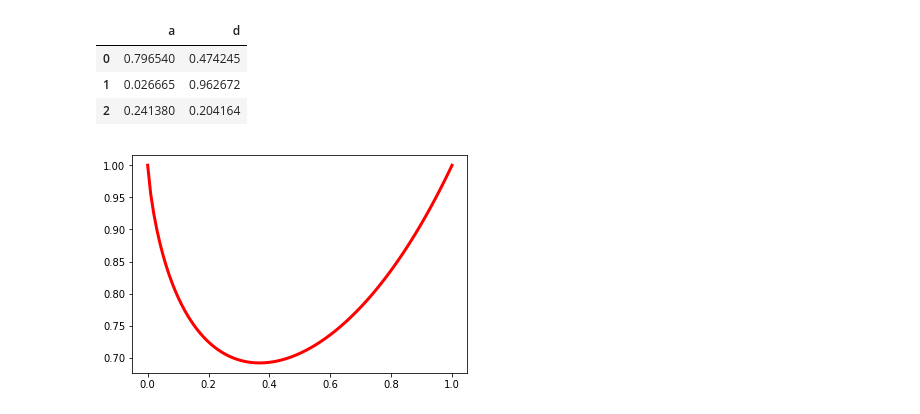
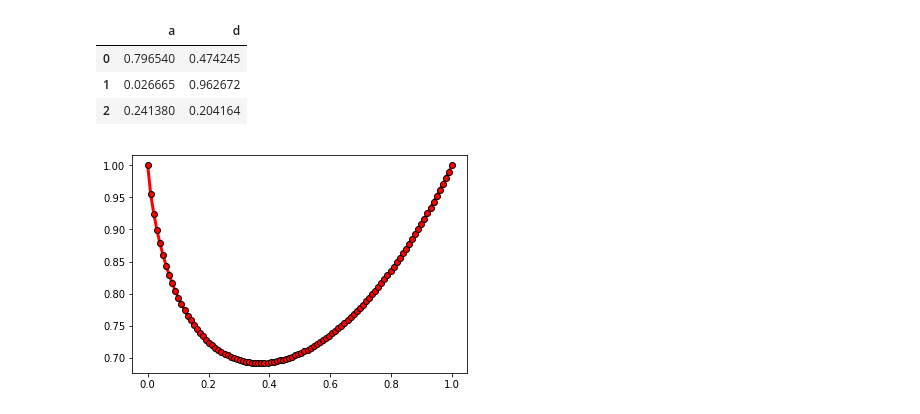
Before and after one commit to ckfanzhe/JupySum, a Jupyter notebook: SumLearn/Elementary/numpy.ipynb, the cells around one changed output. Drawn from its saved outputs; the diff is of its cells as text; code cells hidden in the pictures.

```diff
--- a/SumLearn/Elementary.ipynb
+++ b/SumLearn/Elementary/numpy.ipynb
@@ -94,11 +94,12 @@ data.to_csv('data.csv',
 # %%
 # 函数绘制
 # x = np.arange(0, 2, 0.1)
 x = np.linspace(0, 1, 100)
 y = x**x
-plt.plot(x, y, 'r-' # 红线
-         , lw=3 # 线宽
+plt.plot(x, y, 'ro-' # 红线
+         , lw=3, # 线宽
+         mec = 'k' # 点边框
         )
 print('',end='')
 # %% [output]
-[figure, old version]
+[figure, new version]
```
Also changed, not shown: parts of 1 cell of this notebook.
